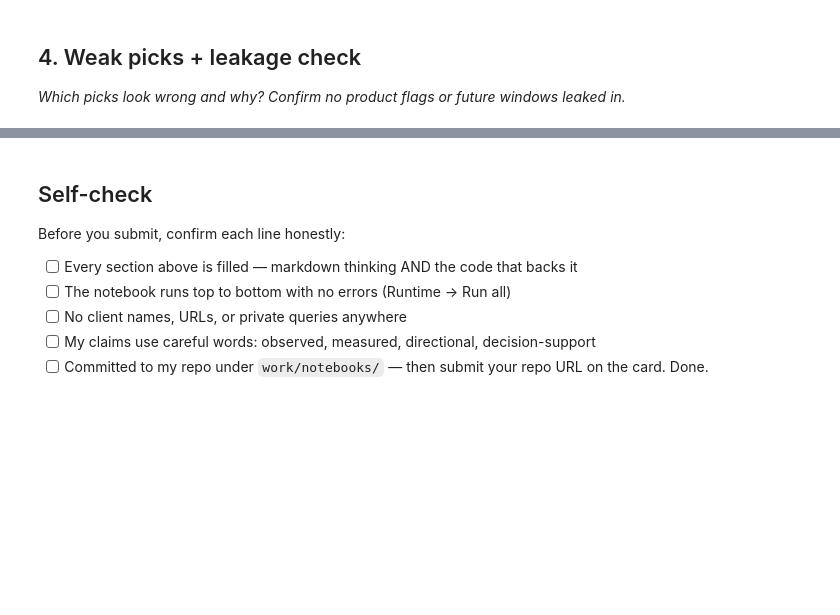
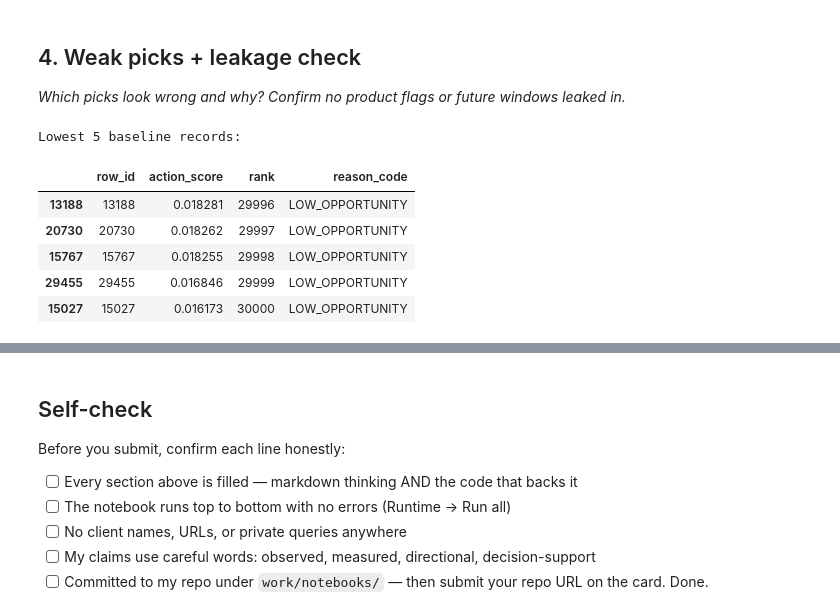
Before and after one commit to MalikZeeshan1122/FlyRank-ML-Internship-Starter, a Jupyter notebook: work/notebooks/w04_baseline_score.ipynb, the cells around one changed output, grey strips where cells are left out. Drawn from its saved outputs; the diff is of its cells as text; code cells hidden in the pictures; blank space fills up the shorter version.

```diff
--- a/work/notebooks/w04_baseline_score.ipynb
+++ b/work/notebooks/w04_baseline_score.ipynb
@@ -36,0 +251,73 @@ This skeleton is yours to fill. Work the sections **in order** — each one has
+# %%
+# This cell is for CODE (numbers, a query, a check).
+# Write your text answer in the cell ABOVE this one — typing sentences here breaks Run All.
+
+# 4. Weak picks + leakage check
+
+print("Lowest 5 baseline records:")
+display(baseline.tail(5))
+
+# Known label-derived fields
+label_derived_fields = [
+    "trend_direction",
+    "trend_pct"
+]
+
+# Search for possible future-window fields
+future_keywords = [
+    "future",
+    "post",
+    "after",
+    "next",
+    "later"
+]
+
+# Search for possible product-related flags
+product_keywords = [
+    "product",
+    "plan",
+    "package",
+    "tier"
+]
+
+# Fields actually used by the baseline score
+used_fields = set(score_features)
+
+label_leakage = [
+    col for col in label_derived_fields
+    if col in used_fields
+]
+
+future_fields = [
+    col for col in used_fields
+    if any(word in col.lower() for word in future_keywords)
+]
+
+product_fields = [
+    col for col in used_fields
+    if any(word in col.lower() for word in product_keywords)
+]
+
+print("\nLabel-derived fields used:")
+print(label_leakage)
+
+print("\nPossible future-window fields used:")
+print(future_fields)
+
+print("\nPossible product-related fields used:")
+print(product_fields)
+
+# Fail the notebook if known label leakage is detected
+assert not label_leakage, (
+    f"Known label leakage detected: {label_leakage}"
+)
+
+print("\nKnown label leakage check: PASSED")
+# %% [output]
+Lowest 5 baseline records:
+|  | row_id | action_score | rank | reason_code |
+| 13188 | 13188 | 0.018281 | 29996 | LOW_OPPORTUNITY |
+| 20730 | 20730 | 0.018262 | 29997 | LOW_OPPORTUNITY |
+| 15767 | 15767 | 0.018255 | 29998 | LOW_OPPORTUNITY |
+| 29455 | 29455 | 0.016846 | 29999 | LOW_OPPORTUNITY |
+| 15027 | 15027 | 0.016173 | 30000 | LOW_OPPORTUNITY |
```
Also changed, not shown: parts of 10 cells of this notebook.
